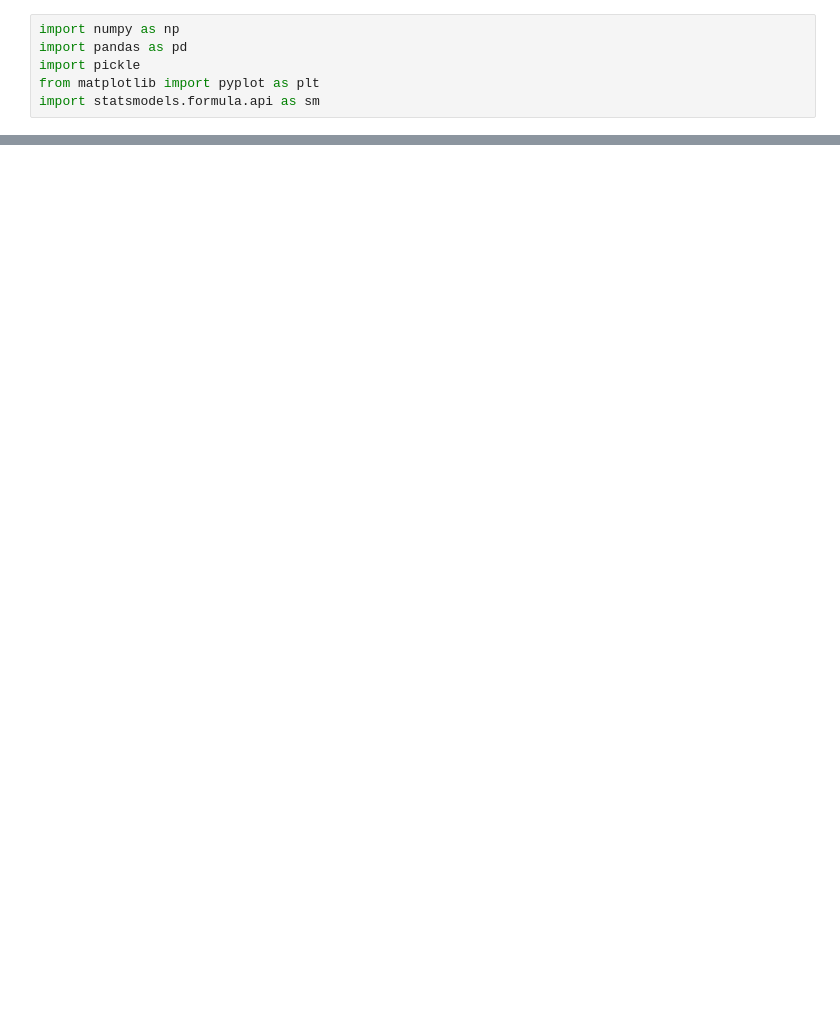
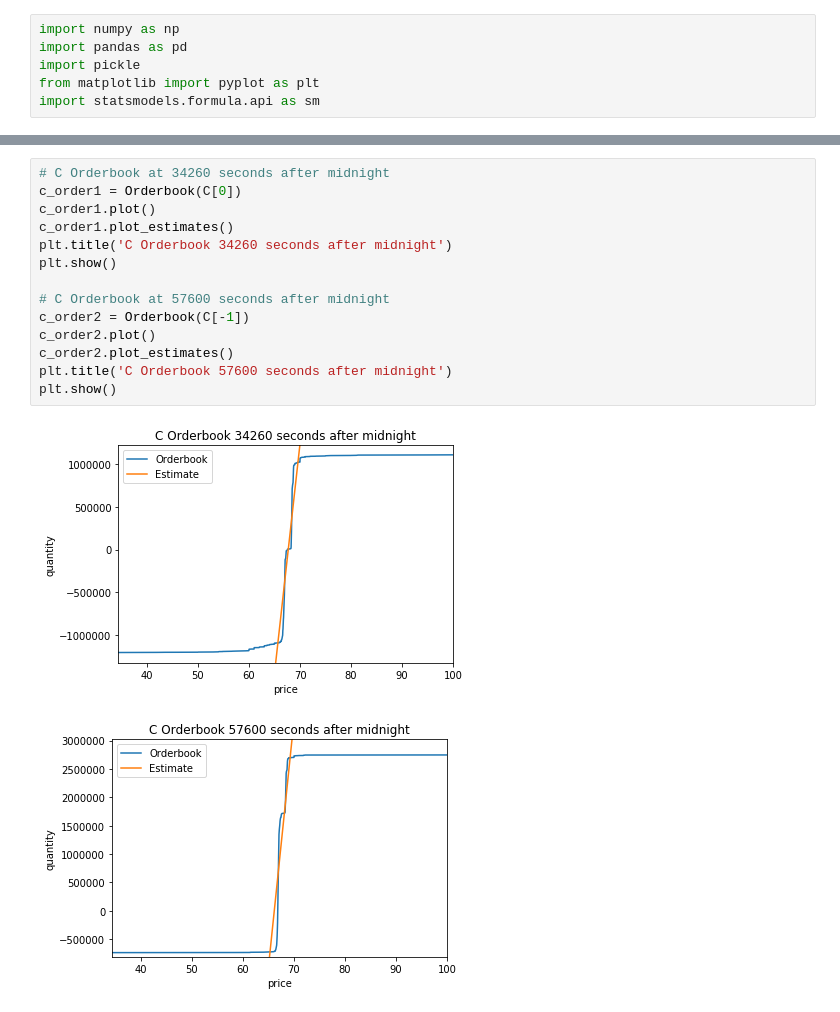
Before and after one commit to reikolaski/BootCamp2018, a Jupyter notebook: ProbSets/Econ/ProbSet6/Orderbooks.ipynb, the cells around one changed output, grey strips where cells are left out. Saved outputs shown, nothing was run; the diff lists cells and outputs as text; blank space fills up the shorter version.

```diff
--- a/ProbSets/Econ/ProbSet6/Orderbooks.ipynb
+++ b/ProbSets/Econ/ProbSet6/Orderbooks.ipynb
@@ -69,0 +86,17 @@ plt.show()
+# %%
+# C Orderbook at 34260 seconds after midnight
+c_order1 = Orderbook(C[0])
+c_order1.plot()
+c_order1.plot_estimates()
+plt.title('C Orderbook 34260 seconds after midnight')
+plt.show()
+
+# C Orderbook at 57600 seconds after midnight
+c_order2 = Orderbook(C[-1])
+c_order2.plot()
+c_order2.plot_estimates()
+plt.title('C Orderbook 57600 seconds after midnight')
+plt.show()
+# %% [output]
+[figure, added]
+[figure, added]
```
Also changed, not shown: parts of 29 cells of this notebook.
